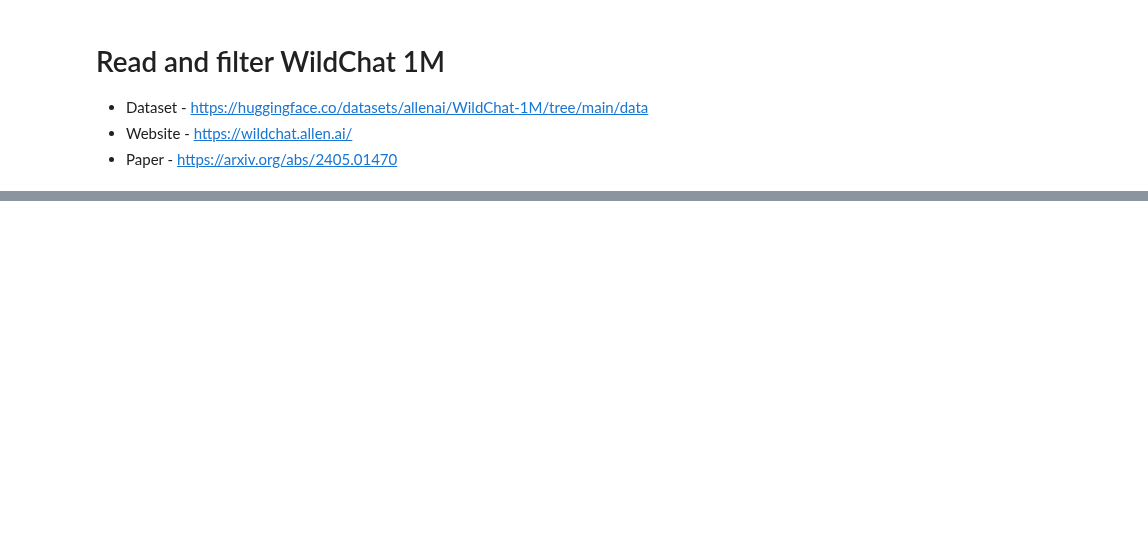
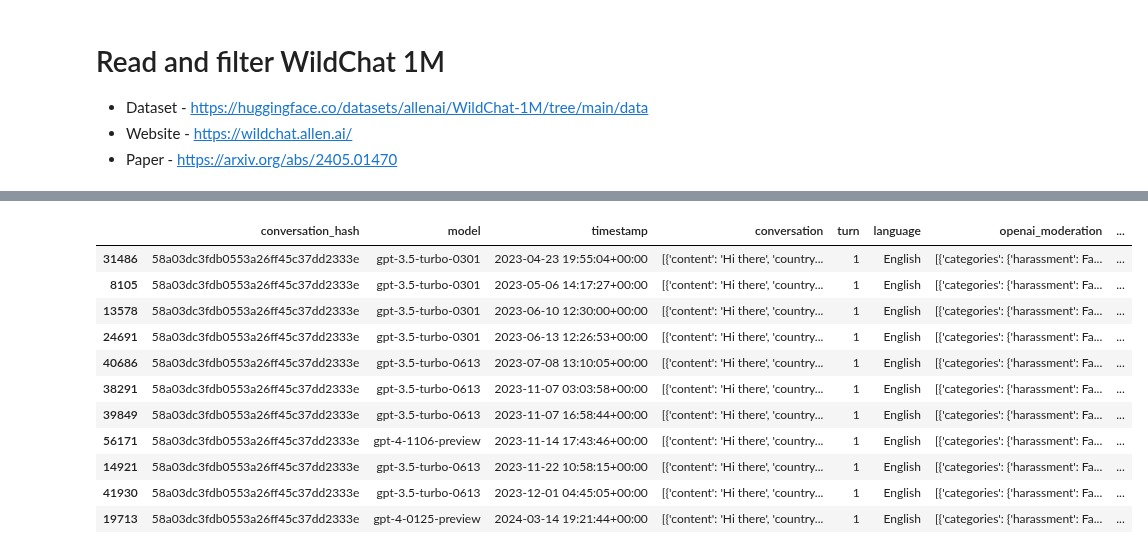
Before and after one commit to ilyankou/chat-geospatial, a Jupyter notebook: 1a-CleanUpWildChat.ipynb, the cells around one changed output, grey strips where cells are left out. Saved outputs shown, nothing was run; the diff lists cells and outputs as text; code cells hidden in the pictures; blank space fills up the shorter version.

```diff
--- a/1a-CleanUpWildChat.ipynb
+++ b/1a-CleanUpWildChat.ipynb
@@ -52,4 +77,0 @@ print(len_cutoff)
-# %%
-# Let's ignore very long queries
-len_cutoff = 140 # use Twitter length :)
-data = data.query(f'first_prompt_len <= {len_cutoff}')
@@ -80,2 +77,0 @@ Wall time: 2min 13s
-# %%
-data['is_spatial'] = preds
@@ -90,0 +98,15 @@ data.to_parquet('interim/wildchat.en.len140.parquet')
+# %%
+data[data.conversation_hash == "58a03dc3fdb0553a26ff45c37dd2333e"]
+# %% [output]
+|  | conversation_hash | model | timestamp | conversation | turn | language | openai_moderation | ... |
+| 31486 | 58a03dc3fdb0553a26ff45c37dd2333e | gpt-3.5-turbo-0301 | 2023-04-23 19:55:04+00:00 | [{'content': 'Hi there', 'country... | 1 | English | [{'categories': {'harassment': Fa... | ... |
+| 8105 | 58a03dc3fdb0553a26ff45c37dd2333e | gpt-3.5-turbo-0301 | 2023-05-06 14:17:27+00:00 | [{'content': 'Hi there', 'country... | 1 | English | [{'categories': {'harassment': Fa... | ... |
+| 13578 | 58a03dc3fdb0553a26ff45c37dd2333e | gpt-3.5-turbo-0301 | 2023-06-10 12:30:00+00:00 | [{'content': 'Hi there', 'country... | 1 | English | [{'categories': {'harassment': Fa... | ... |
+| 24691 | 58a03dc3fdb0553a26ff45c37dd2333e | gpt-3.5-turbo-0301 | 2023-06-13 12:26:53+00:00 | [{'content': 'Hi there', 'country... | 1 | English | [{'categories': {'harassment': Fa... | ... |
+| 40686 | 58a03dc3fdb0553a26ff45c37dd2333e | gpt-3.5-turbo-0613 | 2023-07-08 13:10:05+00:00 | [{'content': 'Hi there', 'country... | 1 | English | [{'categories': {'harassment': Fa... | ... |
+| 38291 | 58a03dc3fdb0553a26ff45c37dd2333e | gpt-3.5-turbo-0613 | 2023-11-07 03:03:58+00:00 | [{'content': 'Hi there', 'country... | 1 | English | [{'categories': {'harassment': Fa... | ... |
+| 39849 | 58a03dc3fdb0553a26ff45c37dd2333e | gpt-3.5-turbo-0613 | 2023-11-07 16:58:44+00:00 | [{'content': 'Hi there', 'country... | 1 | English | [{'categories': {'harassment': Fa... | ... |
+| 56171 | 58a03dc3fdb0553a26ff45c37dd2333e | gpt-4-1106-preview | 2023-11-14 17:43:46+00:00 | [{'content': 'Hi there', 'country... | 1 | English | [{'categories': {'harassment': Fa... | ... |
+| 14921 | 58a03dc3fdb0553a26ff45c37dd2333e | gpt-3.5-turbo-0613 | 2023-11-22 10:58:15+00:00 | [{'content': 'Hi there', 'country... | 1 | English | [{'categories': {'harassment': Fa... | ... |
+| 41930 | 58a03dc3fdb0553a26ff45c37dd2333e | gpt-3.5-turbo-0613 | 2023-12-01 04:45:05+00:00 | [{'content': 'Hi there', 'country... | 1 | English | [{'categories': {'harassment': Fa... | ... |
+| 19713 | 58a03dc3fdb0553a26ff45c37dd2333e | gpt-4-0125-preview | 2024-03-14 19:21:44+00:00 | [{'content': 'Hi there', 'country... | 1 | English | [{'categories': {'harassment': Fa... | ... |
```
Also changed, not shown: parts of 17 cells of this notebook, 18 other files.
